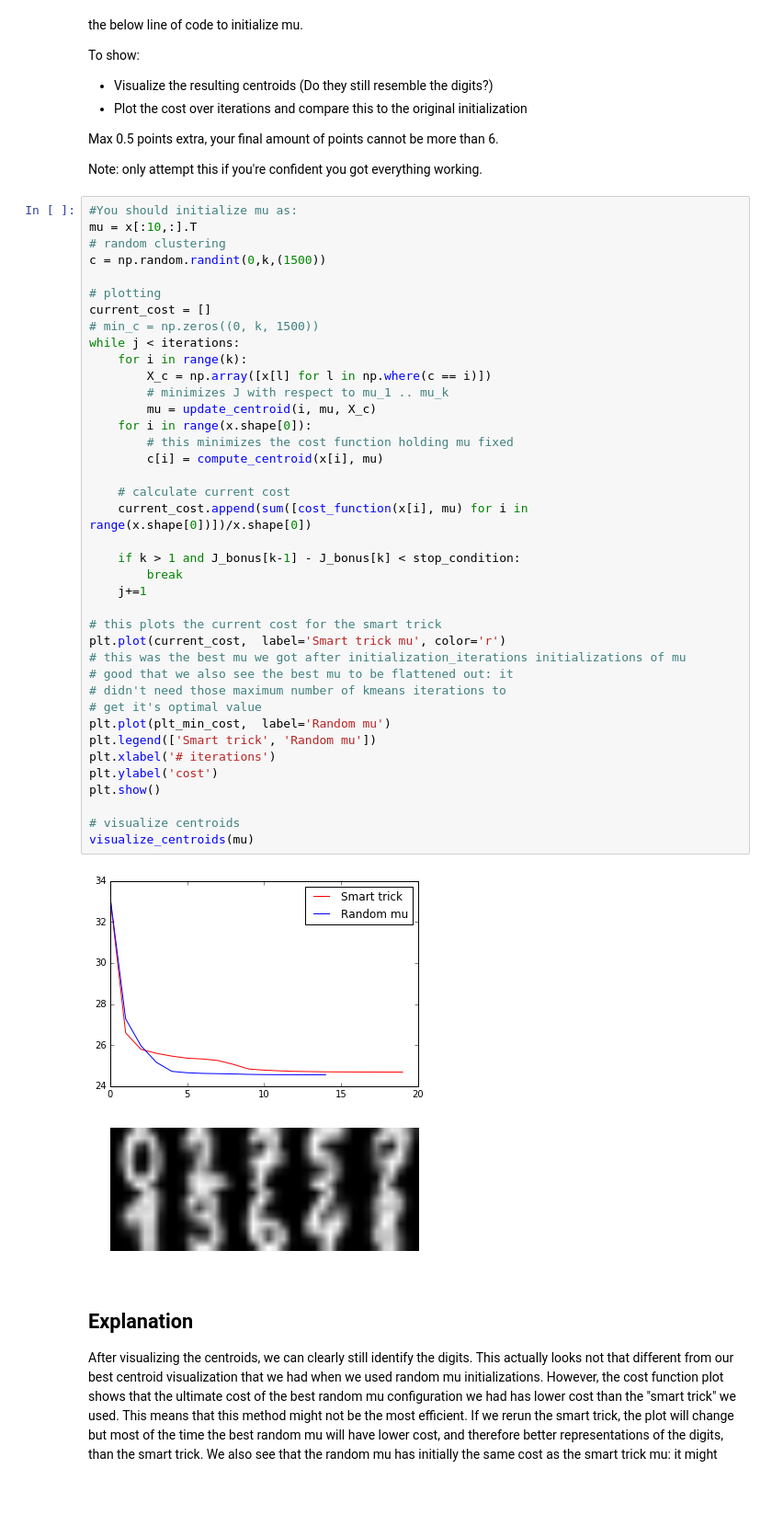
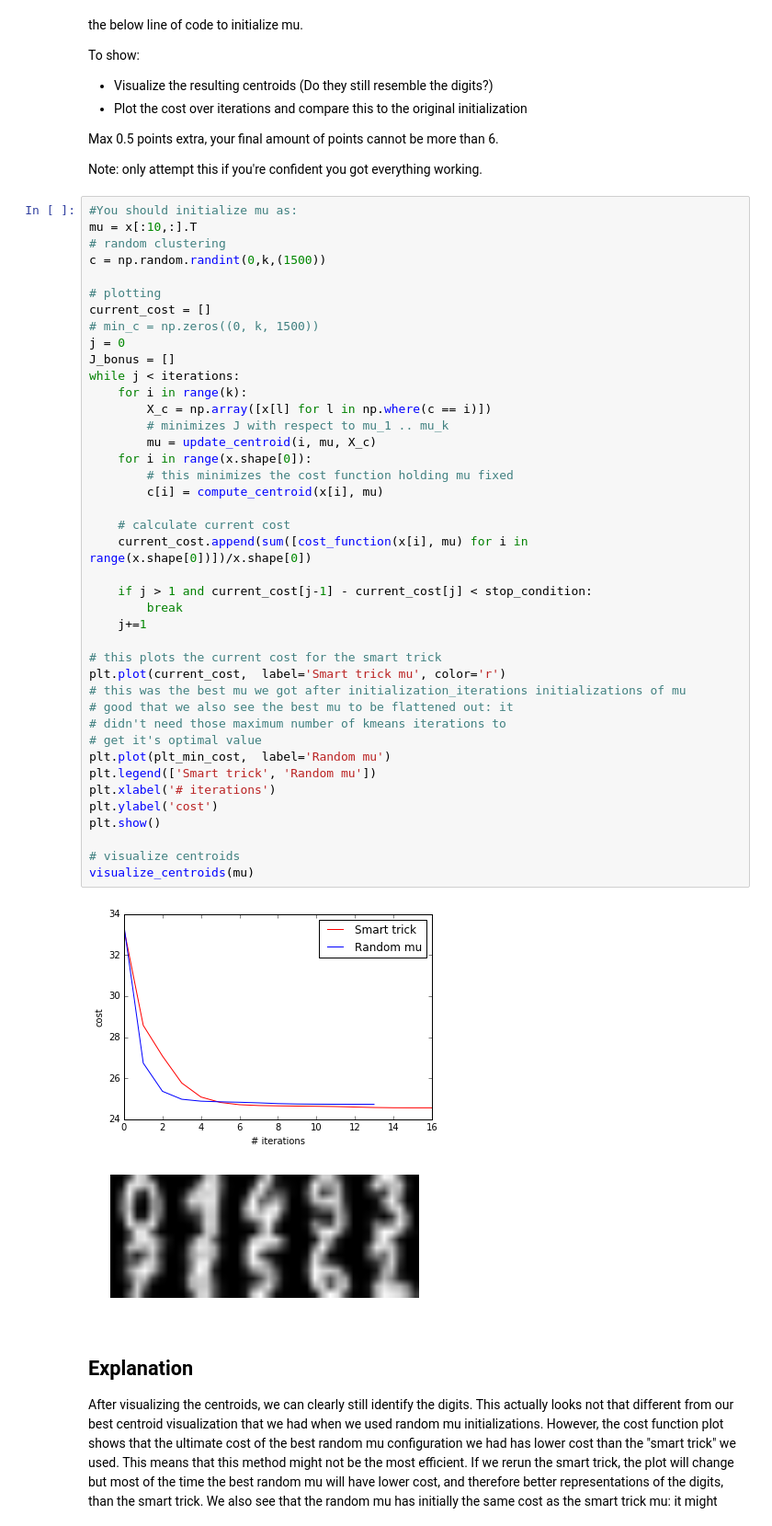
Before and after one commit to VincentRoest/machinelearning, a Jupyter notebook: lab_assignments/3.ipynb, the cells around one changed output. Shown at 92% size. Cells and saved outputs as stored; diff of their text form; blank space fills up the shorter version.

```diff
--- a/lab_assignments/3.ipynb
+++ b/lab_assignments/3.ipynb
@@ -281,39 +281,41 @@ c = np.random.randint(0,k,(1500))
 # plotting
 current_cost = []
 # min_c = np.zeros((0, k, 1500))
+j = 0
+J_bonus = []
 while j < iterations:
     for i in range(k):
         X_c = np.array([x[l] for l in np.where(c == i)])
         # minimizes J with respect to mu_1 .. mu_k
         mu = update_centroid(i, mu, X_c)
     for i in range(x.shape[0]):
         # this minimizes the cost function holding mu fixed
         c[i] = compute_centroid(x[i], mu)
 
     # calculate current cost
     current_cost.append(sum([cost_function(x[i], mu) for i in range(x.shape[0])])/x.shape[0])
 
-    if k > 1 and J_bonus[k-1] - J_bonus[k] < stop_condition:
+    if j > 1 and current_cost[j-1] - current_cost[j] < stop_condition:
         break
     j+=1
 
 # this plots the current cost for the smart trick
 plt.plot(current_cost,  label='Smart trick mu', color='r')
 # this was the best mu we got after initialization_iterations initializations of mu
 # good that we also see the best mu to be flattened out: it
 # didn't need those maximum number of kmeans iterations to
 # get it's optimal value
 plt.plot(plt_min_cost,  label='Random mu')
 plt.legend(['Smart trick', 'Random mu'])
 plt.xlabel('# iterations')
 plt.ylabel('cost')
 plt.show()
 
 # visualize centroids
 visualize_centroids(mu)
 # %% [output]
-[figure, old version]
+[figure, new version]
-[figure, old version]
+[figure, new version]
 # %% [markdown]
 ## Explanation
 
```
Also changed, not shown: parts of 1 cell of this notebook.
